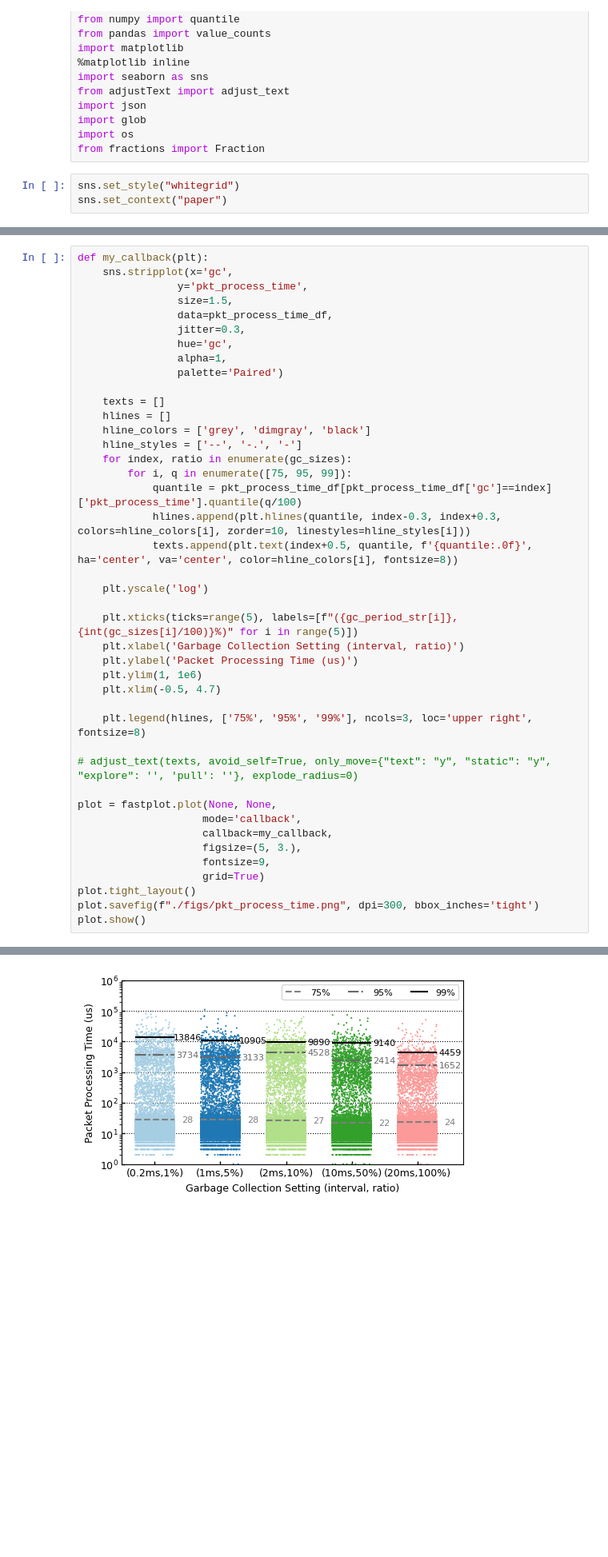
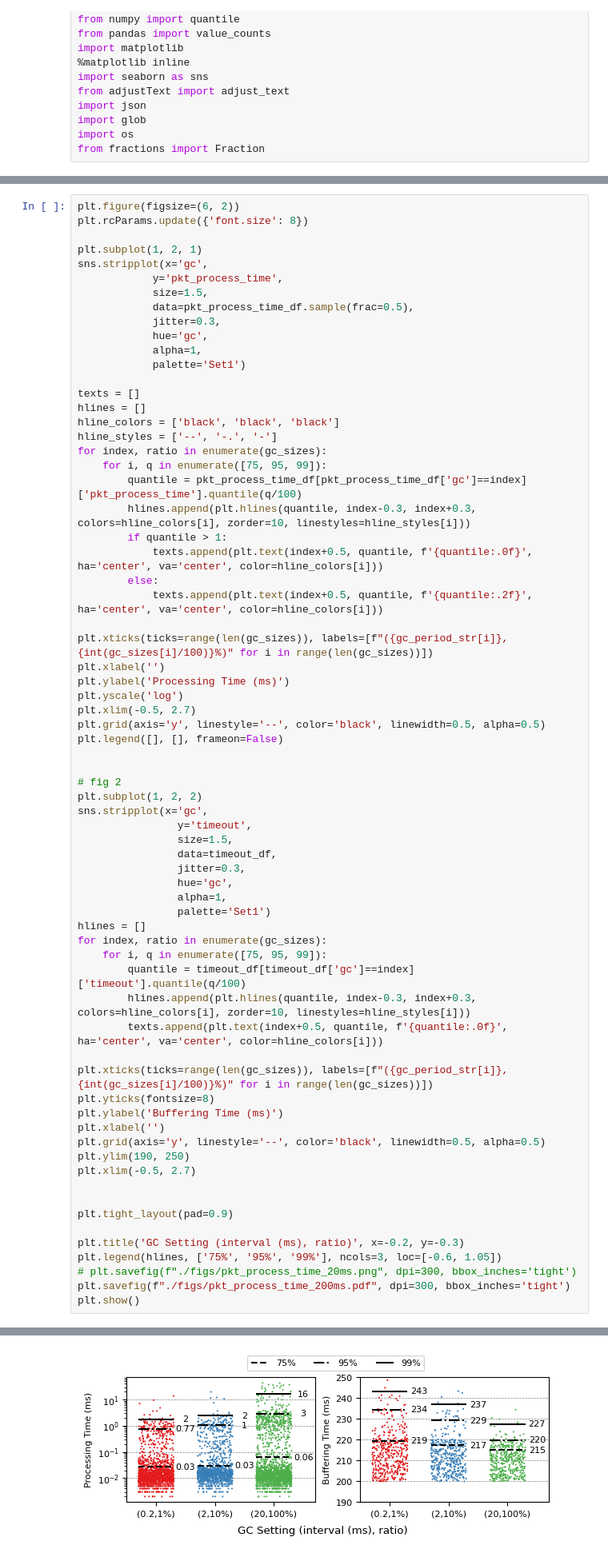
Before and after one commit to zhihao1998/ChamaleoNet, a Jupyter notebook: analysis/fig_plot.ipynb, the cells around one changed output, grey strips where cells are left out. Shown at 80% size. Drawn from its saved outputs; the diff is of its cells as text; blank space fills up the shorter version.

```diff
--- a/analysis/fig_plot.ipynb
+++ b/analysis/fig_plot.ipynb
@@ -14,7 +14,4 @@ import json
 import glob
 import os
 from fractions import Fraction
-# %%
-sns.set_style("whitegrid")
-sns.set_context("paper")
 # %% [markdown]
@@ -46,43 +50,70 @@ pkt_process_time_df.head()
 # %%
-def my_callback(plt):
-    sns.stripplot(x='gc',
-                y='pkt_process_time',
+plt.figure(figsize=(6, 2))
+plt.rcParams.update({'font.size': 8})
+
+plt.subplot(1, 2, 1)
+sns.stripplot(x='gc',
+            y='pkt_process_time',
+            size=1.5,
+            data=pkt_process_time_df.sample(frac=0.5),
+            jitter=0.3,
+            hue='gc',
+            alpha=1,
+            palette='Set1')
+
+texts = []
+hlines = []
+hline_colors = ['black', 'black', 'black']
+hline_styles = ['--', '-.', '-']
+for index, ratio in enumerate(gc_sizes):
+    for i, q in enumerate([75, 95, 99]):
+        quantile = pkt_process_time_df[pkt_process_time_df['gc']==index]['pkt_process_time'].quantile(q/100)
+        hlines.append(plt.hlines(quantile, index-0.3, index+0.3, colors=hline_colors[i], zorder=10, linestyles=hline_styles[i]))
+        if quantile > 1:
+            texts.append(plt.text(index+0.5, quantile, f'{quantile:.0f}', ha='center', va='center', color=hline_colors[i]))
+        else:
+            texts.append(plt.text(index+0.5, quantile, f'{quantile:.2f}', ha='center', va='center', color=hline_colors[i]))
+
+plt.xticks(ticks=range(len(gc_sizes)), labels=[f"({gc_period_str[i]},{int(gc_sizes[i]/100)}%)" for i in range(len(gc_sizes))])
+plt.xlabel('')
+plt.ylabel('Processing Time (ms)')
+plt.yscale('log')
+plt.xlim(-0.5, 2.7)
+plt.grid(axis='y', linestyle='--', color='black', linewidth=0.5, alpha=0.5)
+plt.legend([], [], frameon=False)
+
+
+# fig 2
+plt.subplot(1, 2, 2)
+sns.stripplot(x='gc',
+                y='timeout',
                 size=1.5,
-                data=pkt_process_time_df,
+                data=timeout_df,
                 jitter=0.3,
                 hue='gc',
                 alpha=1,
-                palette='Paired')
+                palette='Set1')
+hlines = []
+for index, ratio in enumerate(gc_sizes):
+    for i, q in enumerate([75, 95, 99]):
+        quantile = timeout_df[timeout_df['gc']==index]['timeout'].quantile(q/100)
+        hlines.append(plt.hlines(quantile, index-0.3, index+0.3, colors=hline_colors[i], zorder=10, linestyles=hline_styles[i]))
+        texts.append(plt.text(index+0.5, quantile, f'{quantile:.0f}', ha='center', va='center', color=hline_colors[i]))
 
-    texts = []
-    hlines = []
-    hline_colors = ['grey', 'dimgray', 'black']
-    hline_styles = ['--', '-.', '-']
-    for index, ratio in enumerate(gc_sizes):
-        for i, q in enumerate([75, 95, 99]):
-            quantile = pkt_process_time_df[pkt_process_time_df['gc']==index]['pkt_process_time'].quantile(q/100)
-            hlines.append(plt.hlines(quantile, index-0.3, index+0.3, colors=hline_colors[i], zorder=10, linestyles=hline_styles[i]))
-            texts.append(plt.text(index+0.5, quantile, f'{quantile:.0f}', ha='center', va='center', color=hline_colors[i], fontsize=8))
+plt.xticks(ticks=range(len(gc_sizes)), labels=[f"({gc_period_str[i]},{int(gc_sizes[i]/100)}%)" for i in range(len(gc_sizes))])
+plt.yticks(fontsize=8)
+plt.ylabel('Buffering Time (ms)')
+plt.xlabel('')
+plt.grid(axis='y', linestyle='--', color='black', linewidth=0.5, alpha=0.5)
+plt.ylim(190, 250)
+plt.xlim(-0.5, 2.7)
 
-    plt.yscale('log')
 
-    plt.xticks(ticks=range(5), labels=[f"({gc_period_str[i]},{int(gc_sizes[i]/100)}%)" for i in range(5)])
-    plt.xlabel('Garbage Collection Setting (interval, ratio)')
-    plt.ylabel('Packet Processing Time (us)')
-    plt.ylim(1, 1e6)
-    plt.xlim(-0.5, 4.7)
+plt.tight_layout(pad=0.9)
 
-    plt.legend(hlines, ['75%', '95%', '99%'], ncols=3, loc='upper right', fontsize=8)
-
-# adjust_text(texts, avoid_self=True, only_move={"text": "y", "static": "y", "explore": '', 'pull': ''}, explode_radius=0)
-
-plot = fastplot.plot(None, None,
-                    mode='callback',
-                    callback=my_callback,
-                    figsize=(5, 3.),
-                    fontsize=9,
-                    grid=True)
-plot.tight_layout()
-plot.savefig(f"./figs/pkt_process_time.png", dpi=300, bbox_inches='tight')
-plot.show()
+plt.title('GC Setting (interval (ms), ratio)', x=-0.2, y=-0.3)
+plt.legend(hlines, ['75%', '95%', '99%'], ncols=3, loc=[-0.6, 1.05])
+# plt.savefig(f"./figs/pkt_process_time_20ms.png", dpi=300, bbox_inches='tight')
+plt.savefig(f"./figs/pkt_process_time_200ms.pdf", dpi=300, bbox_inches='tight')
+plt.show()
 # %% [output]
@@ -90 +120 @@ plot.show()
-[figure, old version]
+[figure, new version]
```
Also changed, not shown: parts of 14 cells of this notebook, 8 other files.
